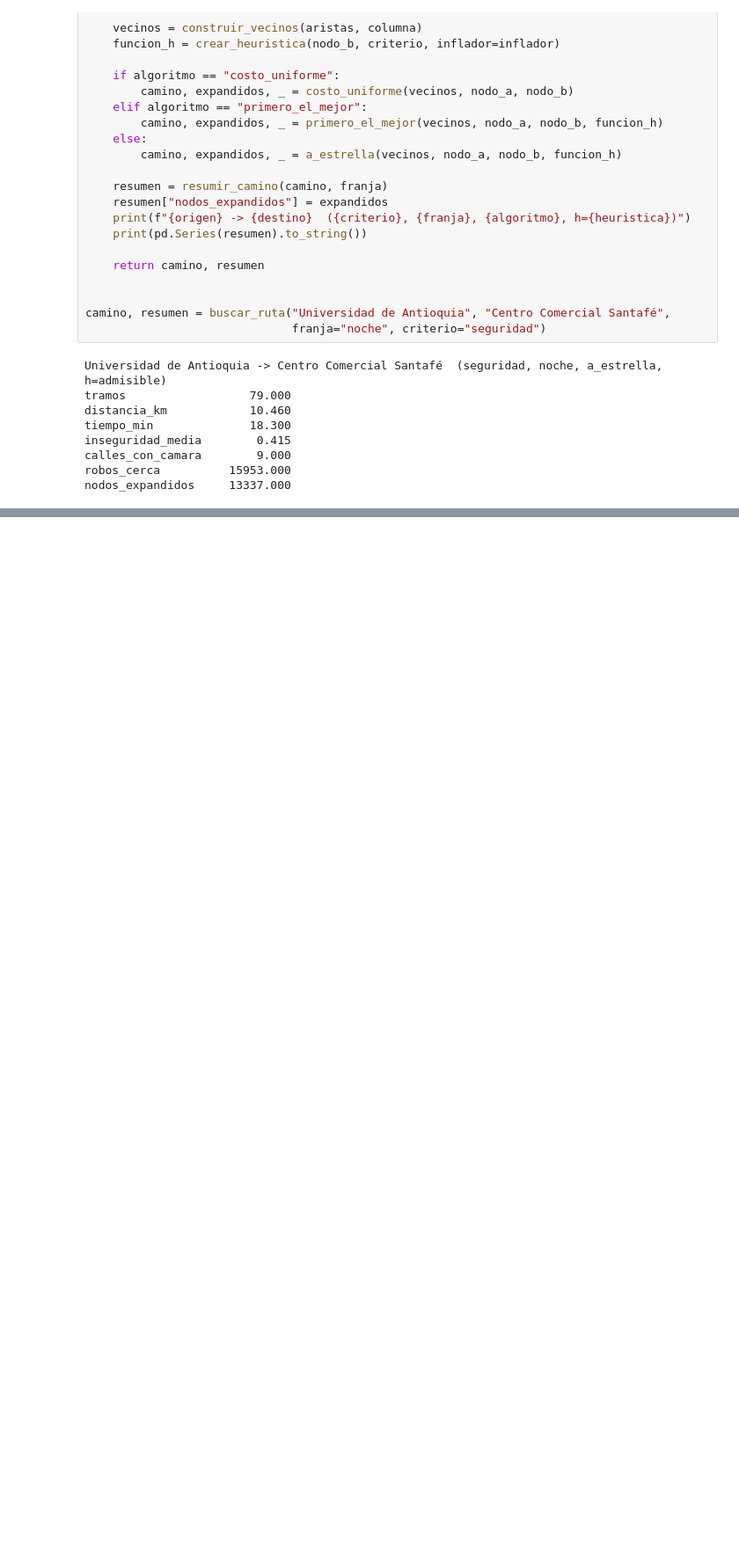
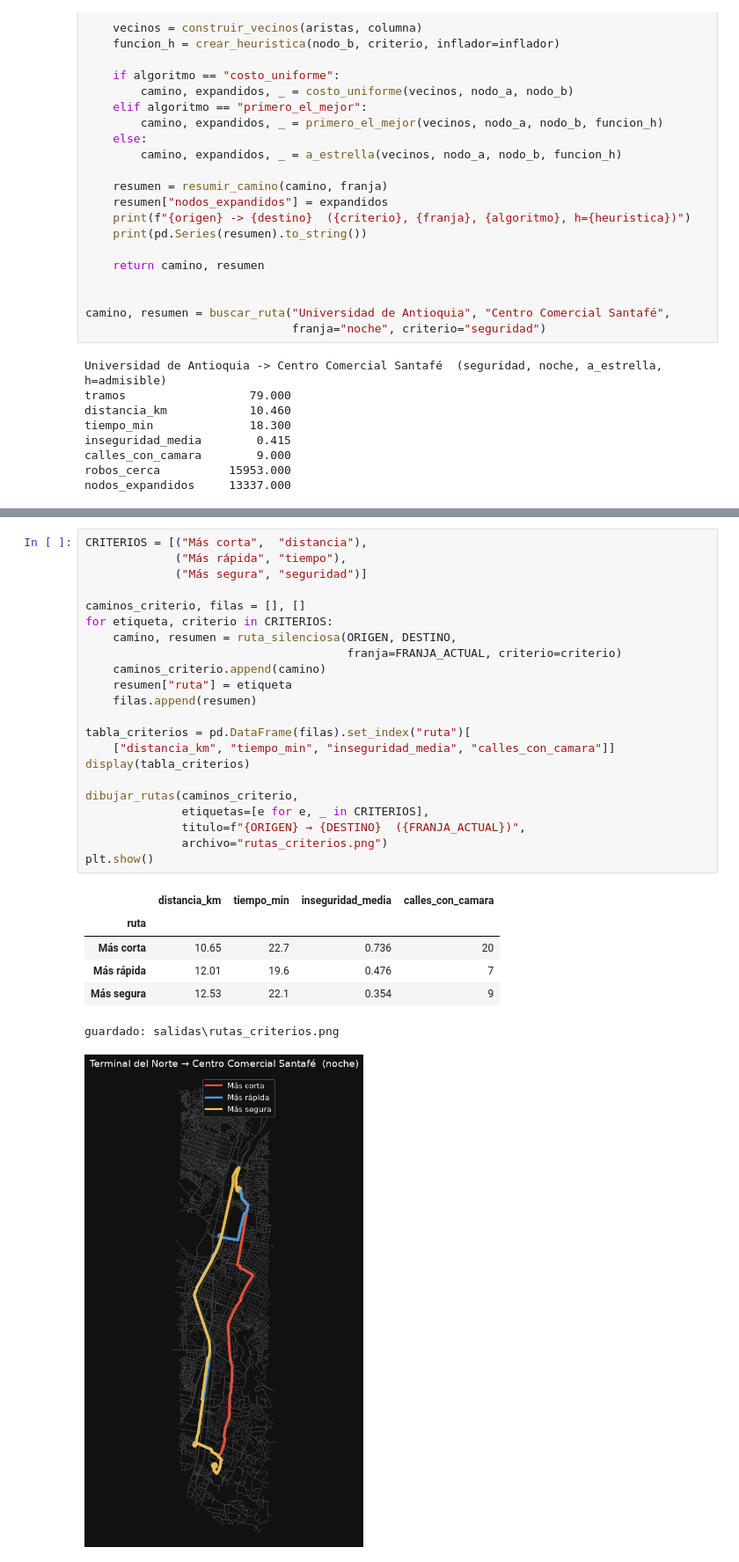
Before and after one commit to Bostjansito/MapasMED, a Jupyter notebook: Ruteo_Multiobjetivo_Medellin.ipynb, the cells around one changed output, grey strips where cells are left out. Shown at 88% size. Cells and saved outputs as stored; diff of their text form; blank space fills up the shorter version.

```diff
--- a/Ruteo_Multiobjetivo_Medellin.ipynb
+++ b/Ruteo_Multiobjetivo_Medellin.ipynb
@@ -1653,0 +1963,30 @@ nodos_expandidos     13337.000
+# %%
+CRITERIOS = [("Más corta",  "distancia"),
+             ("Más rápida", "tiempo"),
+             ("Más segura", "seguridad")]
+
+caminos_criterio, filas = [], []
+for etiqueta, criterio in CRITERIOS:
+    camino, resumen = ruta_silenciosa(ORIGEN, DESTINO,
+                                      franja=FRANJA_ACTUAL, criterio=criterio)
+    caminos_criterio.append(camino)
+    resumen["ruta"] = etiqueta
+    filas.append(resumen)
+
+tabla_criterios = pd.DataFrame(filas).set_index("ruta")[
+    ["distancia_km", "tiempo_min", "inseguridad_media", "calles_con_camara"]]
+display(tabla_criterios)
+
+dibujar_rutas(caminos_criterio,
+              etiquetas=[e for e, _ in CRITERIOS],
+              titulo=f"{ORIGEN} → {DESTINO}  ({FRANJA_ACTUAL})",
+              archivo="rutas_criterios.png")
+plt.show()
+# %% [output]
+|  | distancia_km | tiempo_min | inseguridad_media | calles_con_camara |
+| ruta |  |  |  |  |
+| Más corta | 10.65 | 22.7 | 0.736 | 20 |
+| Más rápida | 12.01 | 19.6 | 0.476 | 7 |
+| Más segura | 12.53 | 22.1 | 0.354 | 9 |
+guardado: salidas\rutas_criterios.png
+[figure, added]
```
Also changed, not shown: parts of 20 cells of this notebook, 5 other files.
